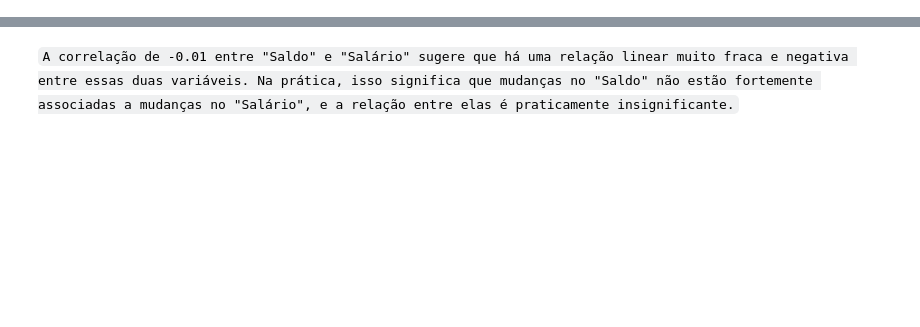
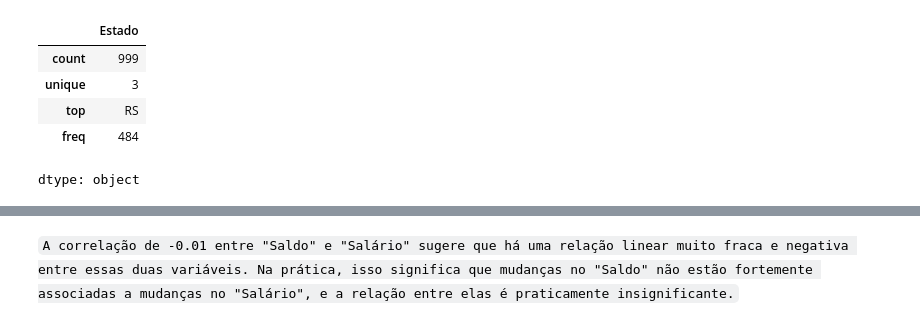
Before and after one commit to IvanAjala/data-science-portfolio, a Jupyter notebook: Análise Exploratória de Dados (EDA)/churn_analysis/notebooks/churn_analysis.ipynb, the cells around one changed output, grey strips where cells are left out. Cells and saved outputs as stored; diff of their text form; code cells hidden in the pictures; blank space fills up the shorter version.

```diff
--- a/Análise Exploratória de Dados (EDA)/churn_analysis/notebooks/churn_analysis.ipynb
+++ b/Análise Exploratória de Dados (EDA)/churn_analysis/notebooks/churn_analysis.ipynb
@@ -106 +262,10 @@ dataset['Estado'].value_counts()
+# %%
+dataset['Estado'].describe()
+# %% [output]
+|  | Estado |
+| count | 999 |
+| unique | 3 |
+| top | RS |
+| freq | 484 |
+dtype: object
 # %%
```
Also changed, not shown: parts of 44 cells of this notebook.
